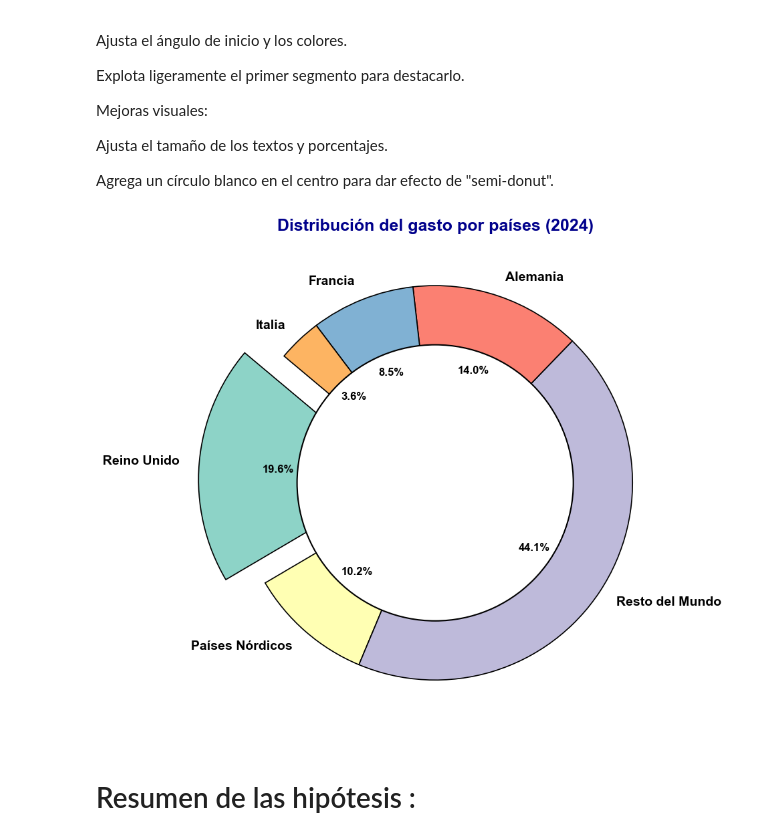
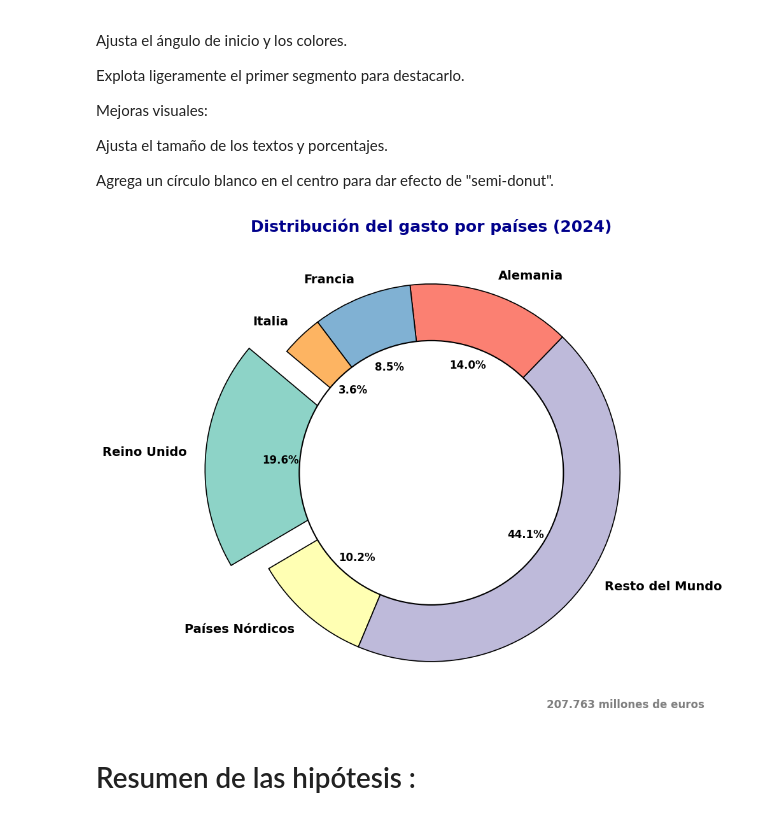
Before and after one commit to Cristianvas198/EDA_Turismo, a Jupyter notebook: src/memoria.ipynb, the cells around one changed output. Saved outputs shown, nothing was run; the diff lists cells and outputs as text; code cells hidden in the pictures.

```diff
--- a/src/memoria.ipynb
+++ b/src/memoria.ipynb
@@ -571,27 +632,29 @@ Agrega un círculo blanco en el centro para dar efecto de "semi-donut".
 # %%
 valores = df_anual.iloc[0, 1:]  # Valores de la primera fila sin total nacional
 etiquetas = df_anual.columns[1:]  # Nombres de las columnas sin el total nacional
 plt.figure(figsize=(10, 8)) #Grafico pastel
 wedges, texts, autotexts = plt.pie(
     valores,
     labels=etiquetas,
     autopct='%1.1f%%',  # Muestra porcentajes
     startangle=140,     # angulo inicial
     colors=plt.cm.Set3.colors  ,  # Colores
     explode = (0.2,0,0,0,0,0),
     wedgeprops={'edgecolor':'black', 'linewidth':1.2},
     textprops=dict(color="black")  # Estilo del texto
 )
+# Agregar número de referencia en la esquina inferior derecha
+plt.figtext(0.95, 0.02, "207.763 millones de euros", ha="right", fontsize=12, fontweight="bold", color="gray")
 
 plt.setp(autotexts, size=12, weight="bold")  #porcentajes más visibles
 plt.setp(texts, size=14, weight="bold")  # agranda las etiquetas
 centre_circle = plt.Circle((0, 0), 0.70, fc='white', edgecolor='black', linewidth=1.5)# Crear el círculo blanco para generar el "semi-donut"
 plt.gca().add_artist(centre_circle)  # Añadirlo al gráfico
 plt.title("Distribución del gasto por países (2024)", fontsize=18, fontweight="bold", color="darkblue")
 plt.tight_layout() #Espacios
 plt.show()
 # %% [output]
-[figure, old version]
+[figure, new version]
 # %% [markdown]
 # Resumen de las hipótesis :
 # %% [markdown]
```
Also changed, not shown: parts of 13 cells of this notebook, 5 other files.
